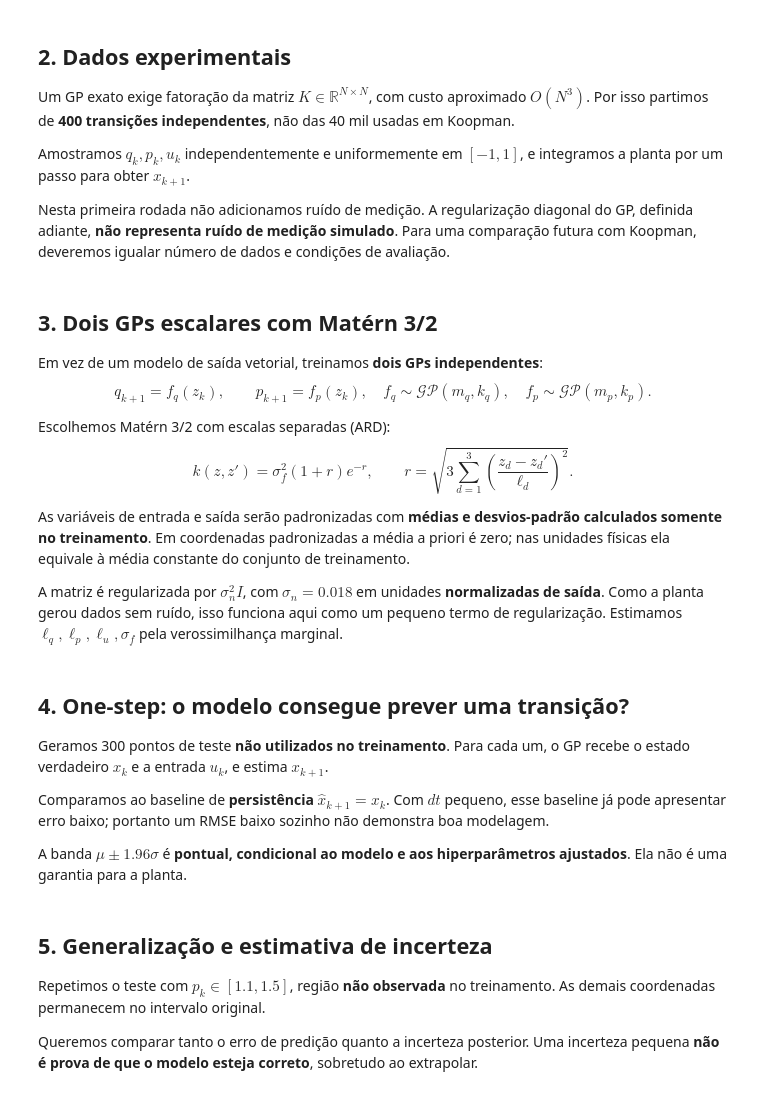
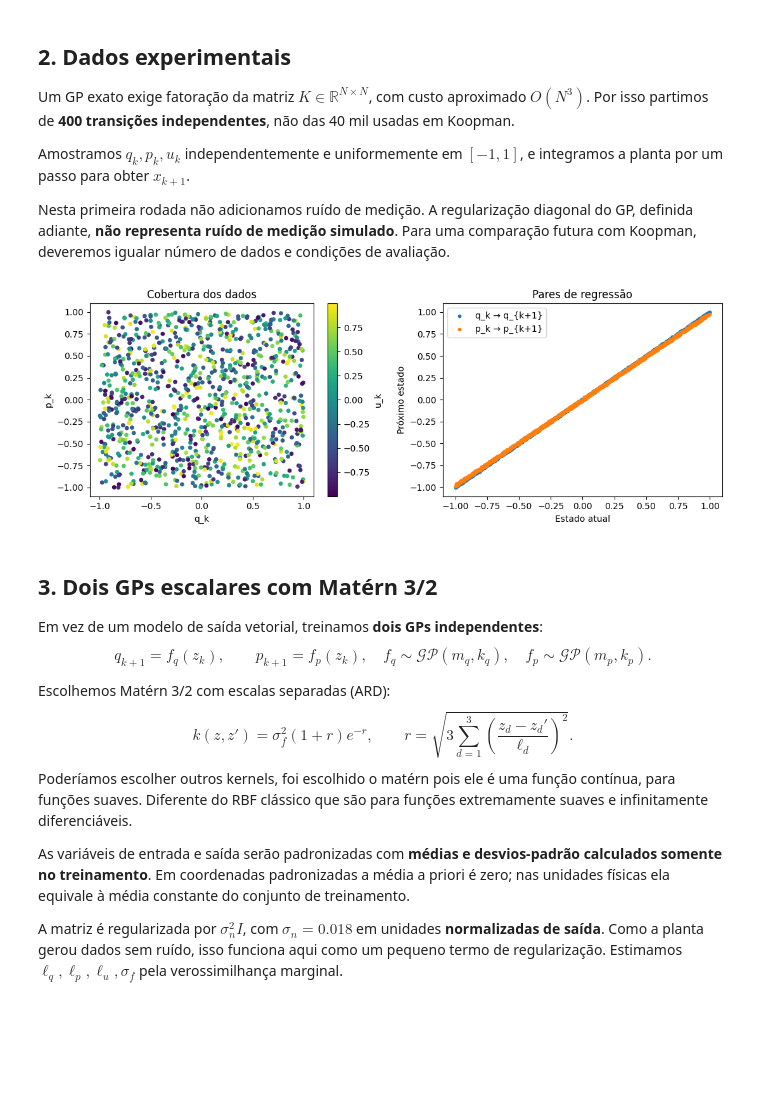
Before and after one commit to IgorAmoras/data-driven-dynamics-and-control, a Jupyter notebook: systems/duffing_oscillator/GP/GP_Duffing.ipynb, the cells around one changed output. Cells and saved outputs as stored; diff of their text form; code cells hidden in the pictures; blank space fills up the shorter version.

```diff
--- a/systems/duffing_oscillator/GP/GP_Duffing.ipynb
+++ b/systems/duffing_oscillator/GP/GP_Duffing.ipynb
@@ -58,21 +56,23 @@ Amostramos $q_k,p_k,u_k$ independentemente e uniformemente em $[-1,1]$, e integr
 
 Nesta primeira rodada não adicionamos ruído de medição. A regularização diagonal do GP, definida adiante, **não representa ruído de medição simulado**. Para uma comparação futura com Koopman, deveremos igualar número de dados e condições de avaliação.
 # %%
-N_TRAIN = 400  # experiência futura: 150, 250 ou 600
+N_TRAIN = 1000  # experiência futura: 150, 250 ou 600
 X_train = rng.uniform(-1,1,size=(N_TRAIN,2))
 U_train = rng.uniform(-1,1,size=N_TRAIN)
 Y_train = simulate_step(X_train,U_train)
 Z_train = np.column_stack((X_train,U_train))
 assert Z_train.shape==(N_TRAIN,3) and Y_train.shape==(N_TRAIN,2)
 
 fig,axes=plt.subplots(1,2,figsize=(11,4))
 sc=axes[0].scatter(X_train[:,0],X_train[:,1],c=U_train,s=15)
 fig.colorbar(sc,ax=axes[0],label="u_k")
 axes[0].set(xlabel="q_k",ylabel="p_k",title="Cobertura dos dados")
 axes[1].scatter(X_train[:,0],Y_train[:,0],s=10,label="q_k → q_{k+1}")
 axes[1].scatter(X_train[:,1],Y_train[:,1],s=10,label="p_k → p_{k+1}")
 axes[1].set(xlabel="Estado atual",ylabel="Próximo estado",title="Pares de regressão")
 axes[1].legend();plt.tight_layout();plt.show()
+# %% [output]
+[figure, added]
 # %% [markdown]
 ## 3. Dois GPs escalares com Matérn 3/2
 
@@ -88,6 +88,7 @@ $$
 k(z,z')=\sigma_f^2(1+r)e^{-r},\qquad
 r=\sqrt{3\sum_{d=1}^3\left(\frac{z_d-z_d'}{\ell_d}\right)^2}.
 $$
+Poderíamos escolher outros kernels, foi escolhido o matérn pois ele é uma função contínua, para funções suaves. Diferente do RBF clássico que são para funções extremamente suaves e infinitamente diferenciáveis.
 
 As variáveis de entrada e saída serão padronizadas com **médias e desvios-padrão calculados somente no treinamento**. Em coordenadas padronizadas a média a priori é zero; nas unidades físicas ela equivale à média constante do conjunto de treinamento.
 
@@ -162,8 +95,0 @@ def gp_step(Z):
-# %% [markdown]
-## 4. One-step: o modelo consegue prever uma transição?
-
-Geramos 300 pontos de teste **não utilizados no treinamento**. Para cada um, o GP recebe o estado verdadeiro $x_k$ e a entrada $u_k$, e estima $x_{k+1}$.
-
-Comparamos ao baseline de **persistência** $\hat x_{k+1}=x_k$. Com $dt$ pequeno, esse baseline já pode apresentar erro baixo; portanto um RMSE baixo sozinho não demonstra boa modelagem.
-
-A banda $\mu\pm1.96\sigma$ é **pontual, condicional ao modelo e aos hiperparâmetros ajustados**. Ela não é uma garantia para a planta.
@@ -196,6 +95,0 @@ plt.tight_layout();plt.show()
-# %% [markdown]
-## 5. Generalização e estimativa de incerteza
-
-Repetimos o teste com $p_k\in[1.1,1.5]$, região **não observada** no treinamento. As demais coordenadas permanecem no intervalo original.
-
-Queremos comparar tanto o erro de predição quanto a incerteza posterior. Uma incerteza pequena **não é prova de que o modelo esteja correto**, sobretudo ao extrapolar.
```
Also changed, not shown: parts of 10 cells of this notebook, 7 other files.
